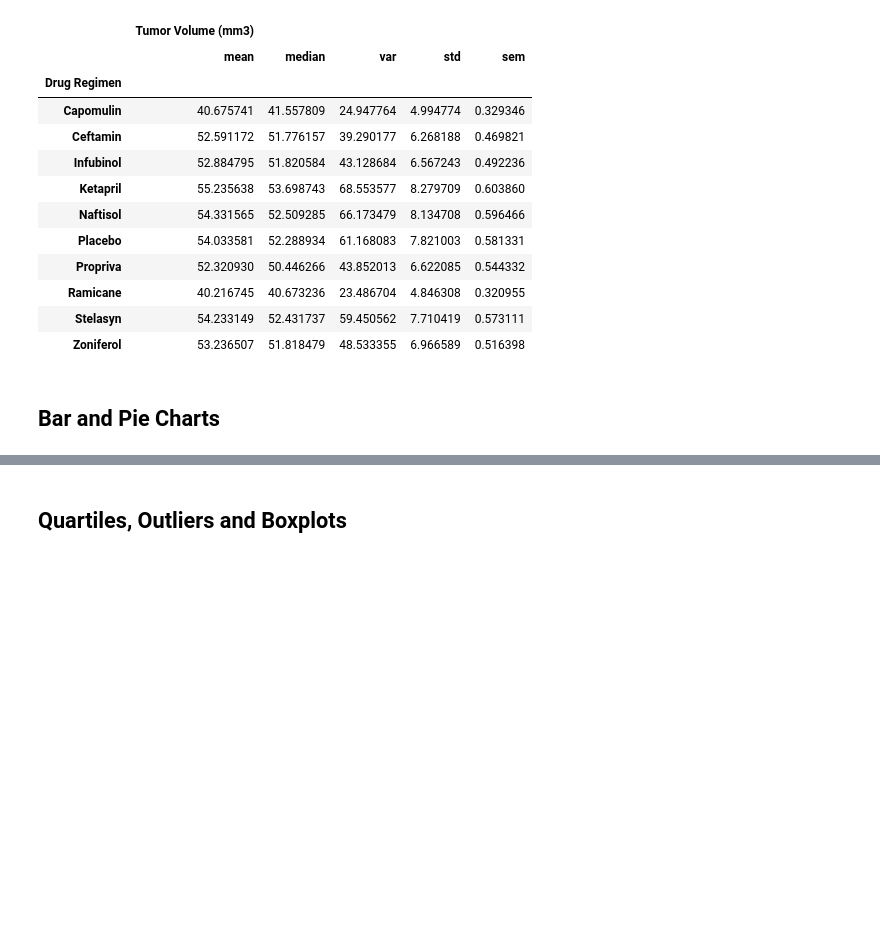
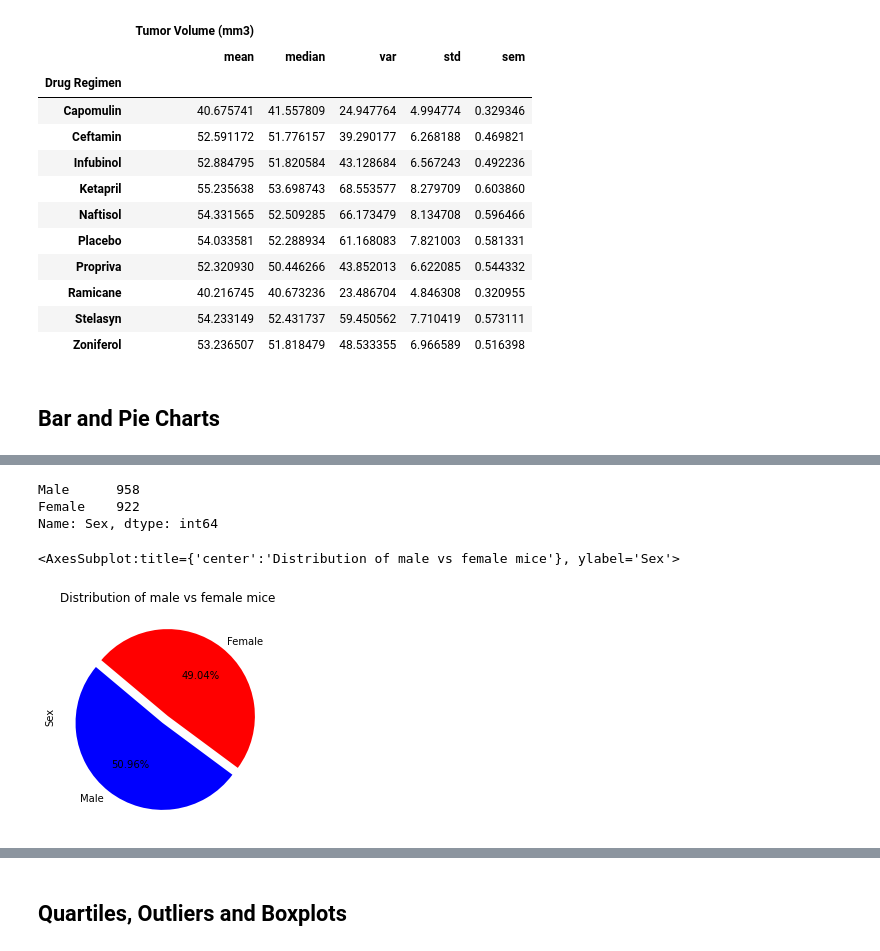
Before and after one commit to vasantap/The-Power-of-Plots, a Jupyter notebook: pymaceuticals_starter.ipynb, the cells around one changed output, grey strips where cells are left out. Saved outputs shown, nothing was run; the diff lists cells and outputs as text; code cells hidden in the pictures; blank space fills up the shorter version.

```diff
--- a/pymaceuticals_starter.ipynb
+++ b/pymaceuticals_starter.ipynb
@@ -153,2 +170,13 @@ summary_stats_df
 # %%
 # Generate a pie plot showing the distribution of female versus male mice using Pandas
+male_female = clean_data['Sex'].value_counts()
+colors = ["blue","red"]
+explode= (0.1,0)
+plot = male_female.plot(kind = "pie",colors=colors,autopct = "%1.2f%%",explode=explode,startangle = 140,title = "Distribution of male vs female mice")
+plot
+# %% [output]
+Male      958
+Female    922
+Name: Sex, dtype: int64
+<AxesSubplot:title={'center':'Distribution of male vs female mice'}, ylabel='Sex'>
+[figure, added]
```
Also changed, not shown: parts of 5 cells of this notebook.
